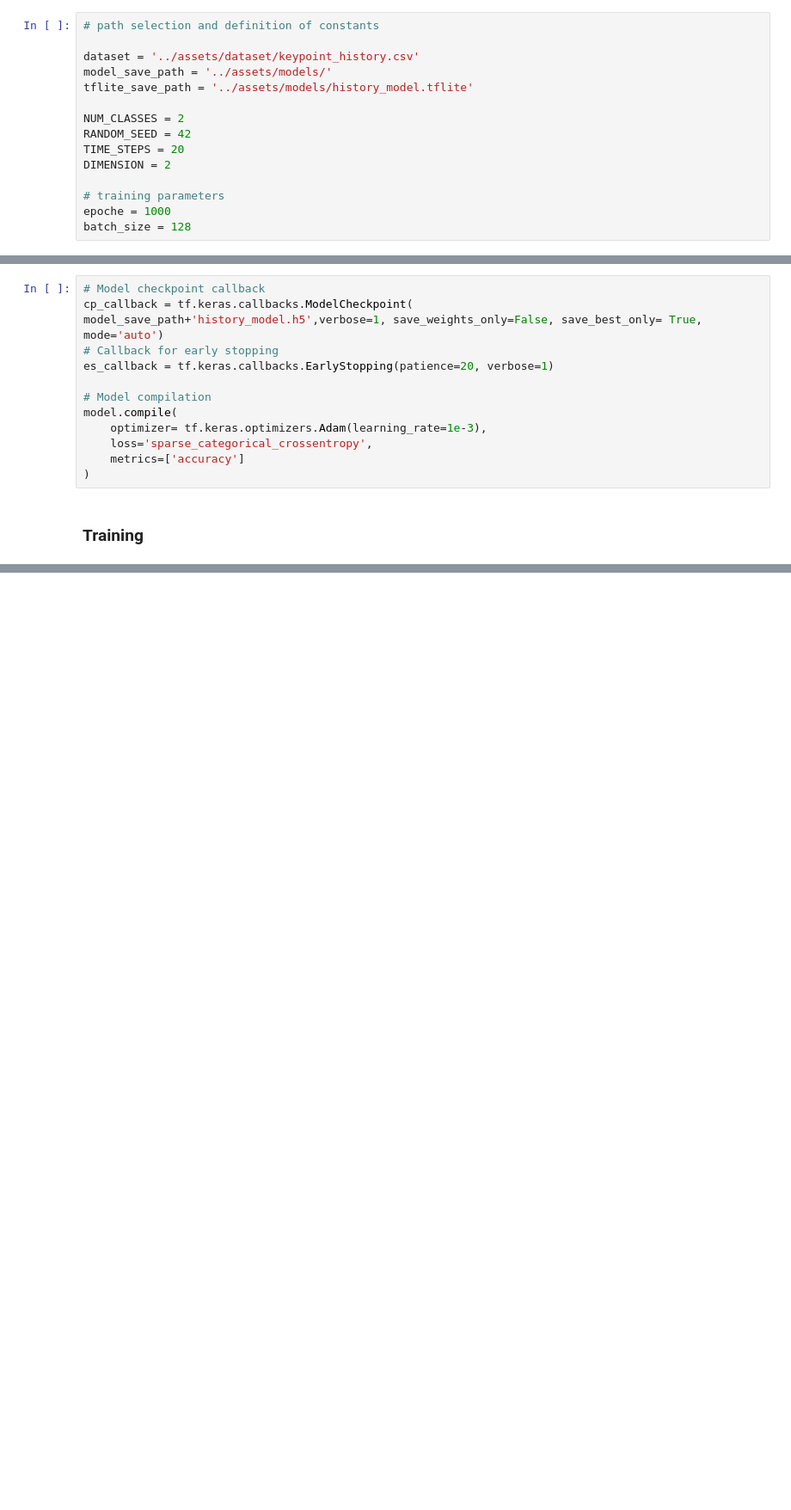
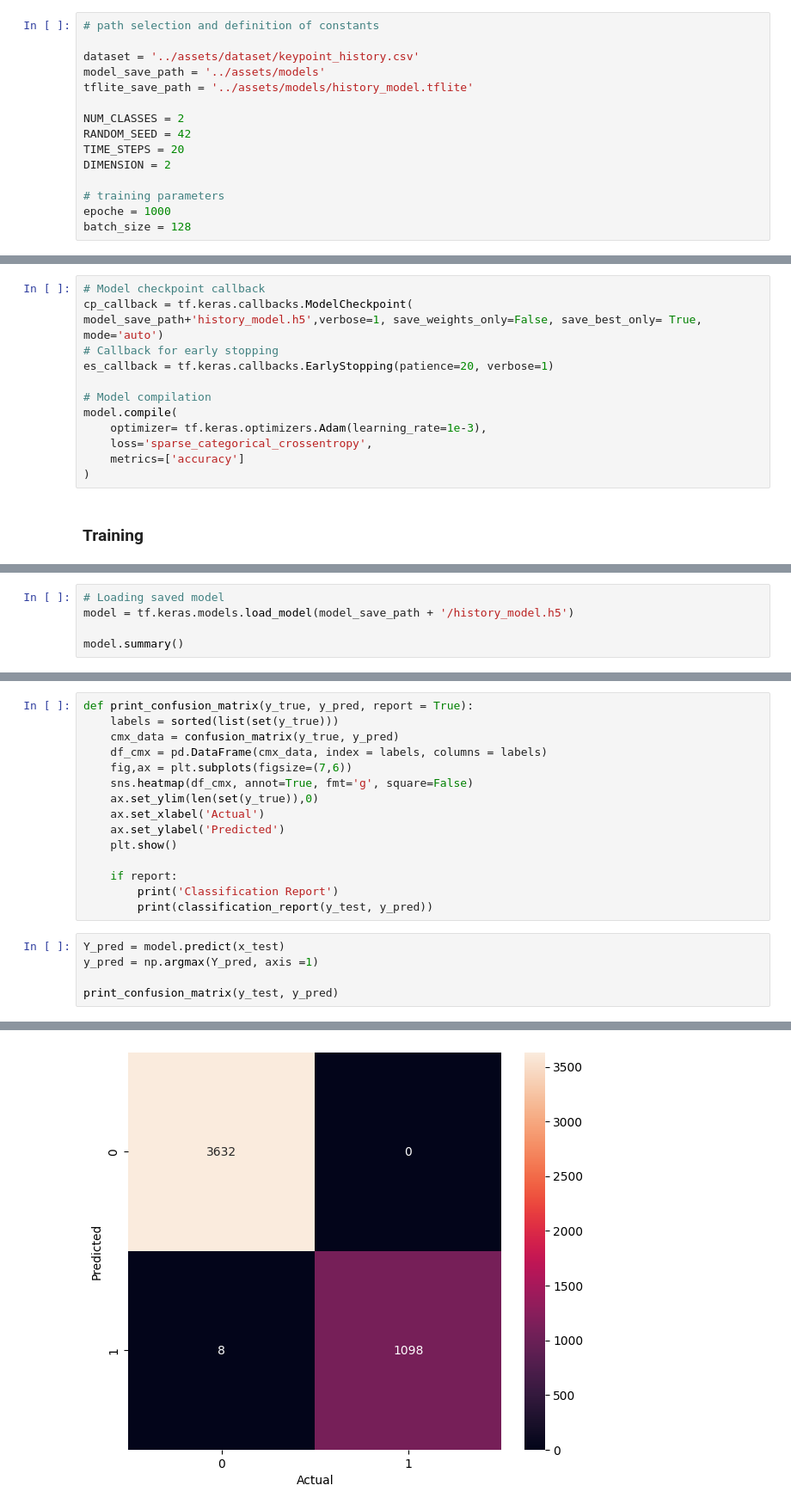
Before and after one commit to vinrus/progetto-visione, a Jupyter notebook: neuralnetwork/hand_history_classificator.ipynb, the cells around one changed output, grey strips where cells are left out. Shown at 86% size. Cells and saved outputs as stored; diff of their text form; blank space fills up the shorter version.

Commit message:
fix parameter value, add plots and confusion matrix

```diff
--- a/neuralnetwork/hand_history_classificator.ipynb
+++ b/neuralnetwork/hand_history_classificator.ipynb
@@ -11,7 +19,7 @@ from sklearn.model_selection import train_test_split
 # path selection and definition of constants
 
 dataset = '../assets/dataset/keypoint_history.csv'
-model_save_path = '../assets/models/'
+model_save_path = '../assets/models'
 tflite_save_path = '../assets/models/history_model.tflite'
 
 NUM_CLASSES = 2
@@ -92,0 +142,5 @@ val_loss, val_acc = model.evaluate(x_test, y_test, batch_size)
+# %%
+# Loading saved model
+model = tf.keras.models.load_model(model_save_path + '/history_model.h5')
+
+model.summary()
@@ -92,0 +192,21 @@ val_loss, val_acc = model.evaluate(x_test, y_test, batch_size)
+# %%
+def print_confusion_matrix(y_true, y_pred, report = True):
+    labels = sorted(list(set(y_true)))
+    cmx_data = confusion_matrix(y_true, y_pred)
+    df_cmx = pd.DataFrame(cmx_data, index = labels, columns = labels)
+    fig,ax = plt.subplots(figsize=(7,6))
+    sns.heatmap(df_cmx, annot=True, fmt='g', square=False)
+    ax.set_ylim(len(set(y_true)),0)
+    ax.set_xlabel('Actual')
+    ax.set_ylabel('Predicted')
+    plt.show()
+
+    if report:
+        print('Classification Report')
+        print(classification_report(y_test, y_pred))
+# %%
+Y_pred = model.predict(x_test)
+y_pred = np.argmax(Y_pred, axis =1)
+
+print_confusion_matrix(y_test, y_pred)
+# %% [output]
@@ -92,0 +214 @@ val_loss, val_acc = model.evaluate(x_test, y_test, batch_size)
+[figure, added]
```
Also changed, not shown: parts of 10 cells of this notebook.
